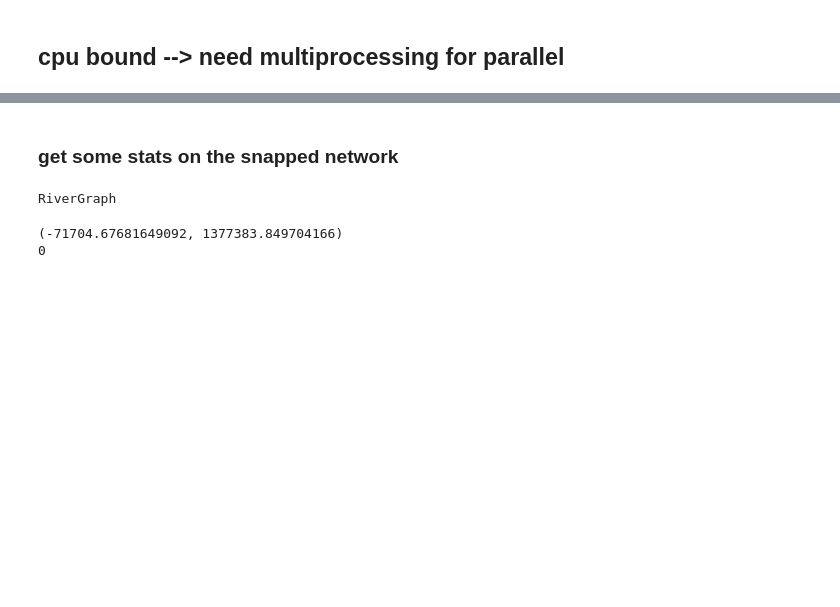
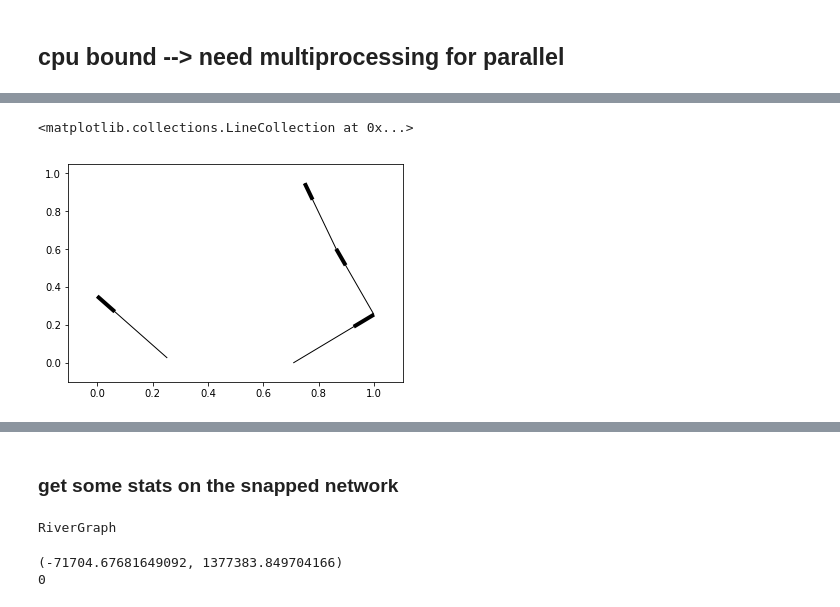
Before and after one commit to jkibele/pyriv, a Jupyter notebook: notebooks/SnappingDev.ipynb, the cells around one changed output, grey strips where cells are left out. Drawn from its saved outputs; the diff is of its cells as text; code cells hidden in the pictures; blank space fills up the shorter version.

```diff
--- a/notebooks/SnappingDev.ipynb
+++ b/notebooks/SnappingDev.ipynb
@@ -205,0 +259,10 @@ pool.apply_async(add_missing_edges_p,)
+# %%
+# create a test situaton to assure parallel version is working right
+test = nx.DiGraph()
+test.add_nodes_from([(1,2),(3,4),(5,6),(1.2,2.2),(3.2,4.2),(5.2,6.2)])
+test.add_edges_from([((1,2),(3,4)),((3,4),(5,6)),((5,6),(5.2,6.2)),((1.2,2.2),(3.2,4.2))])
+# %%
+nx.draw_networkx_edges(test,pos=nx.spring_layout(test))
+# %% [output]
+<matplotlib.collections.LineCollection at 0x...>
+[figure, added]
```
Also changed, not shown: parts of 35 cells of this notebook, 3 other files.
